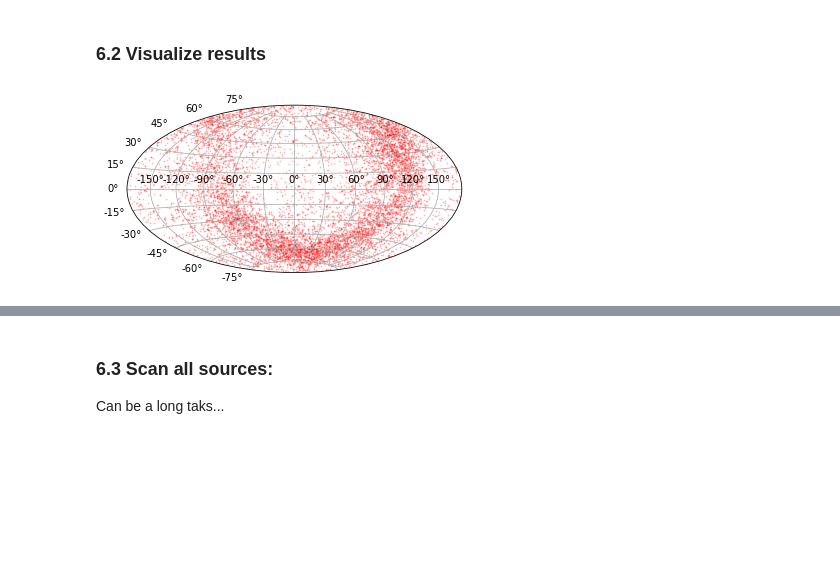
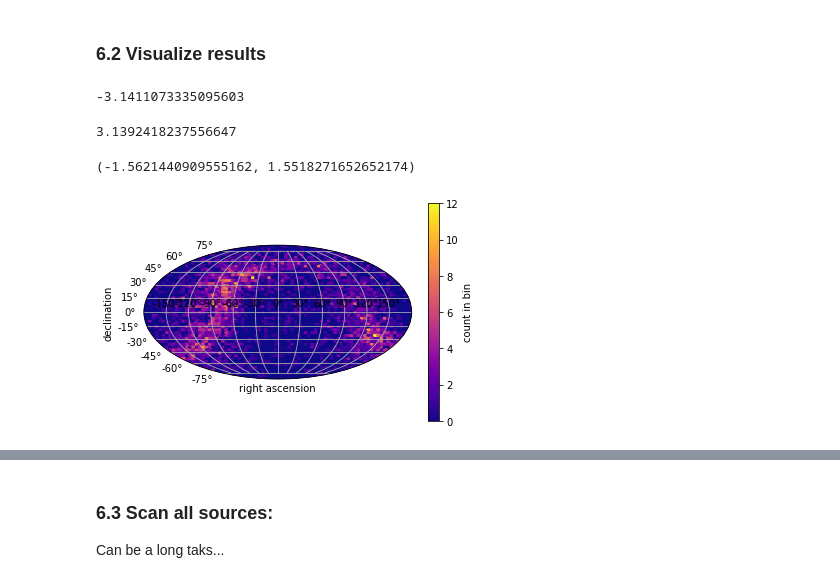
Before and after one commit to bombrun/GaiaLab, a Jupyter notebook: notebooks/9-Visualization_scanner.ipynb, the cells around one changed output, grey strips where cells are left out. Saved outputs shown, nothing was run; the diff lists cells and outputs as text; code cells hidden in the pictures; blank space fills up the shorter version.

```diff
--- a/notebooks/9-Visualization_scanner.ipynb
+++ b/notebooks/9-Visualization_scanner.ipynb
@@ -412,15 +428,33 @@ df.head(1)
 ### 6.2 Visualize results
 # %%
 ra_archive, dec_archive = np.radians(df['ra'].values), np.radians(df['dec'].values)
-ra_to_plot = np.array(ra_archive)-np.pi
+ra_to_plot = ft.zero_to_two_pi_to_minus_pi_pi(np.array(ra_archive))
 dec_to_plot = dec_archive # transform_twoPi_into_halfPi(dec_archive)
+# %%
+ra_to_plot.min()
+# %% [output]
+-3.1411073335095603
+# %%
+ra_to_plot.max()
+# %% [output]
+3.1392418237556647
+# %%
+dec_to_plot.min(), dec_to_plot.max()
+# %% [output]
+(-1.5621440909555162, 1.5518271652652174)
 # %%
 fig = plt.figure()
-plt.subplot(111, projection="hammer")
-plt.scatter(ra_to_plot, dec_to_plot,  marker='.', color='r', s=3, label='sources', alpha=0.2)
+plt.subplot(111, projection="mollweide")#"mollweide")
+# plt.plot(ra_to_plot, dec_to_plot, 'r,', label='sources', alpha=1)
+# plt.scatter(ra_to_plot, dec_to_plot,  marker='.', color='r', s=3, label='sources', alpha=0.2)
 # plt.hexbin(ra_to_plot, dec_to_plot, gridsize=90) # , cmap='Blues'
 plt.grid()
-# cb = plt.colorbar(label='count in bin')
+plt.xlabel('right ascension')
+plt.ylabel('declination')
+"""plt.xlim((-np.pi,np.pi))
+plt.ylim((-np.pi/2,np.pi/2))"""
+plt.hexbin(ra_to_plot, dec_to_plot, gridsize=90, cmap='plasma')
+cb = plt.colorbar(label='count in bin')
 fig.savefig(FIG_FOLDER+'/tmp/archive_sky.png')
 # %% [output]
-[figure, old version]
+[figure, new version]
```
Also changed, not shown: parts of 30 cells of this notebook, 14 other files.
